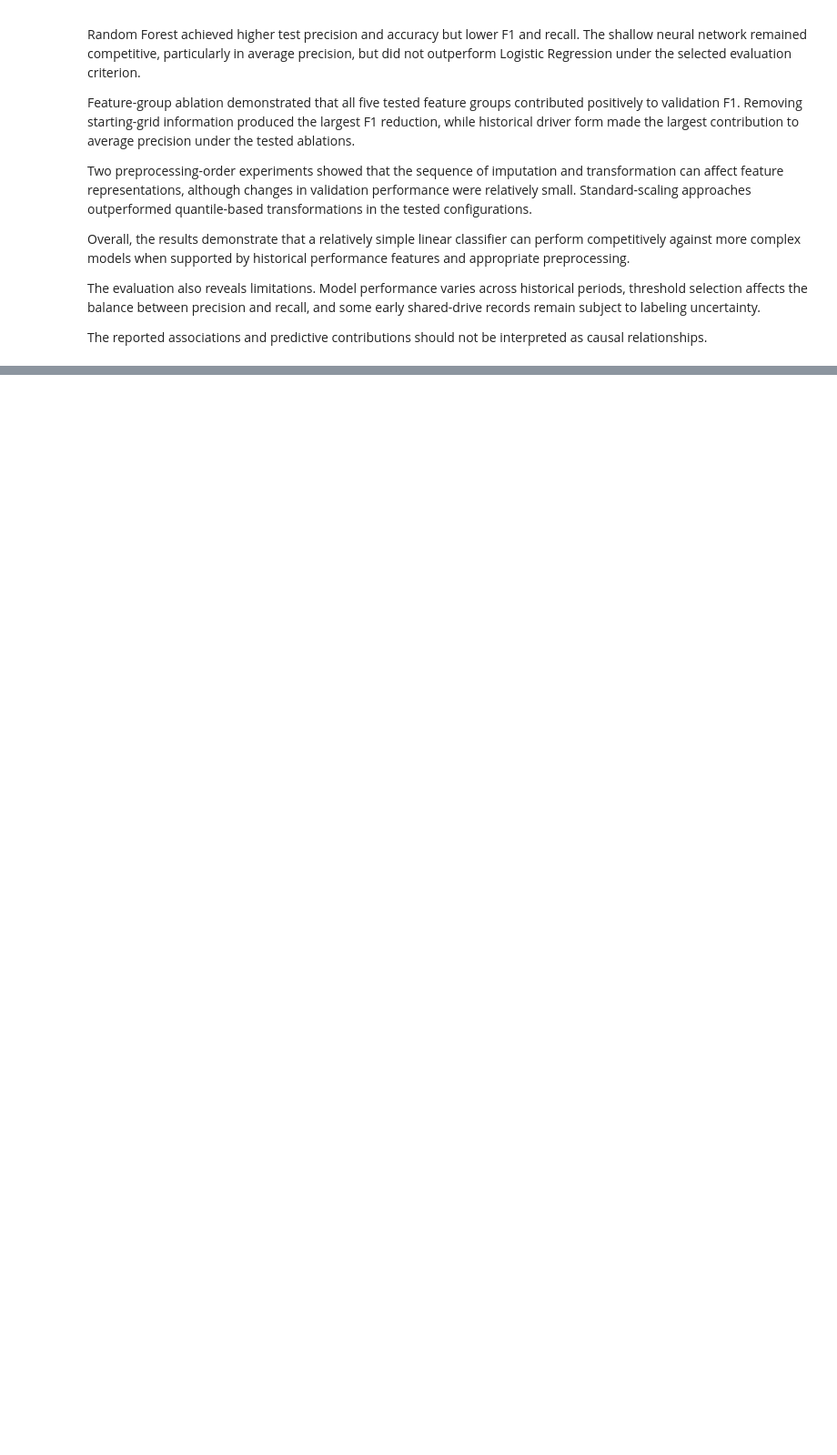
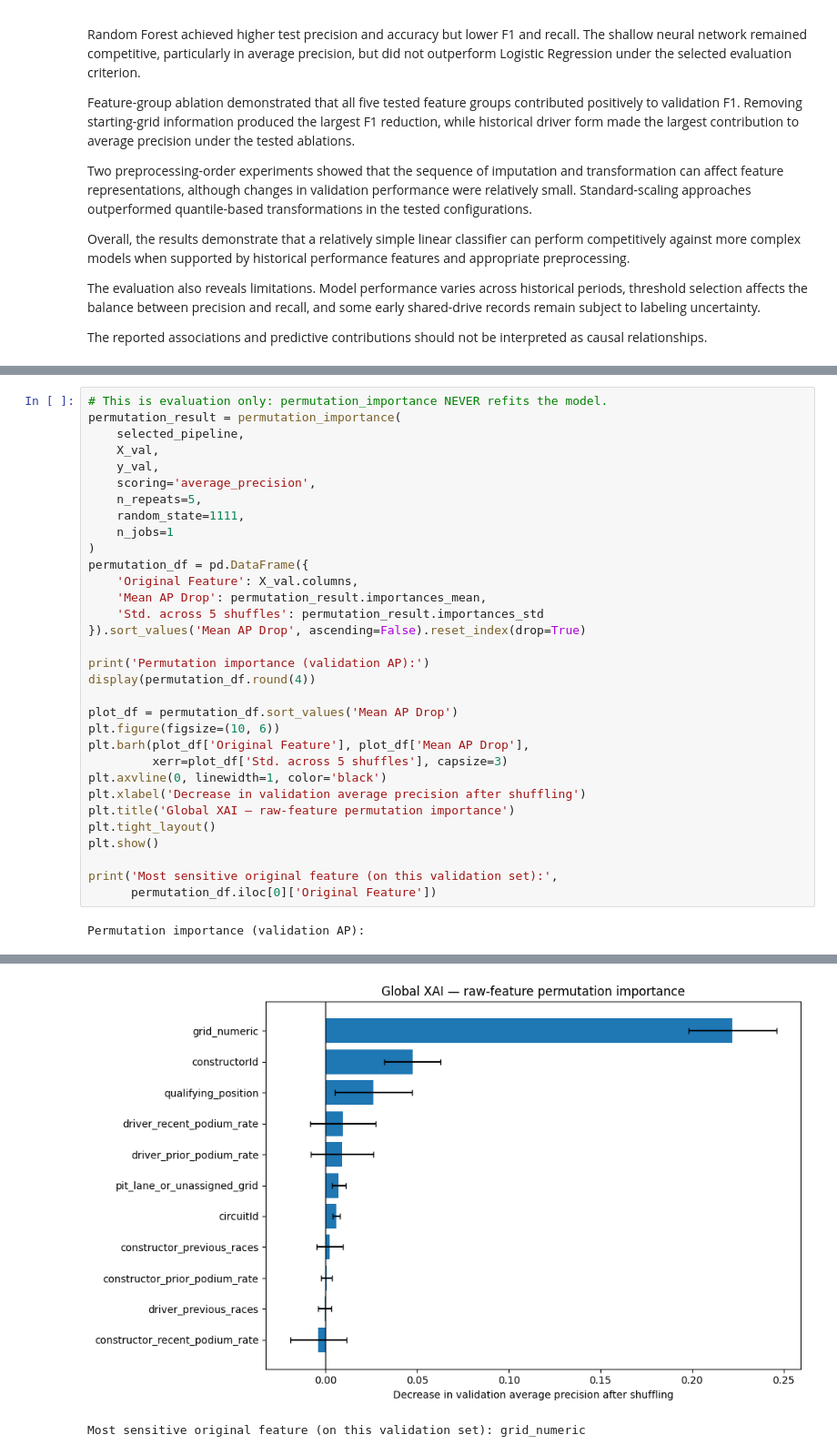
Before and after one commit to MalakAmrAlarnaouty/ACL_Project, a Jupyter notebook: ACL Milestone 1.ipynb, the cells around one changed output, grey strips where cells are left out. Shown at 91% size. Saved outputs shown, nothing was run; the diff lists cells and outputs as text; blank space fills up the shorter version.

```diff
--- a/ACL Milestone 1.ipynb
+++ b/ACL Milestone 1.ipynb
@@ -6647,0 +6819,34 @@ The reported associations and predictive contributions should not be interpreted
+# %%
+# This is evaluation only: permutation_importance NEVER refits the model.
+permutation_result = permutation_importance(
+    selected_pipeline,
+    X_val,
+    y_val,
+    scoring='average_precision',
+    n_repeats=5,
+    random_state=1111,
+    n_jobs=1
+)
+permutation_df = pd.DataFrame({
+    'Original Feature': X_val.columns,
+    'Mean AP Drop': permutation_result.importances_mean,
+    'Std. across 5 shuffles': permutation_result.importances_std
+}).sort_values('Mean AP Drop', ascending=False).reset_index(drop=True)
+
+print('Permutation importance (validation AP):')
+display(permutation_df.round(4))
+
+plot_df = permutation_df.sort_values('Mean AP Drop')
+plt.figure(figsize=(10, 6))
+plt.barh(plot_df['Original Feature'], plot_df['Mean AP Drop'],
+         xerr=plot_df['Std. across 5 shuffles'], capsize=3)
+plt.axvline(0, linewidth=1, color='black')
+plt.xlabel('Decrease in validation average precision after shuffling')
+plt.title('Global XAI — raw-feature permutation importance')
+plt.tight_layout()
+plt.show()
+
+print('Most sensitive original feature (on this validation set):',
+      permutation_df.iloc[0]['Original Feature'])
+# %% [output]
+Permutation importance (validation AP):
@@ -6647,0 +6865,2 @@ The reported associations and predictive contributions should not be interpreted
+[figure, added]
+Most sensitive original feature (on this validation set): grid_numeric
```
Also changed, not shown: parts of 26 cells of this notebook.
